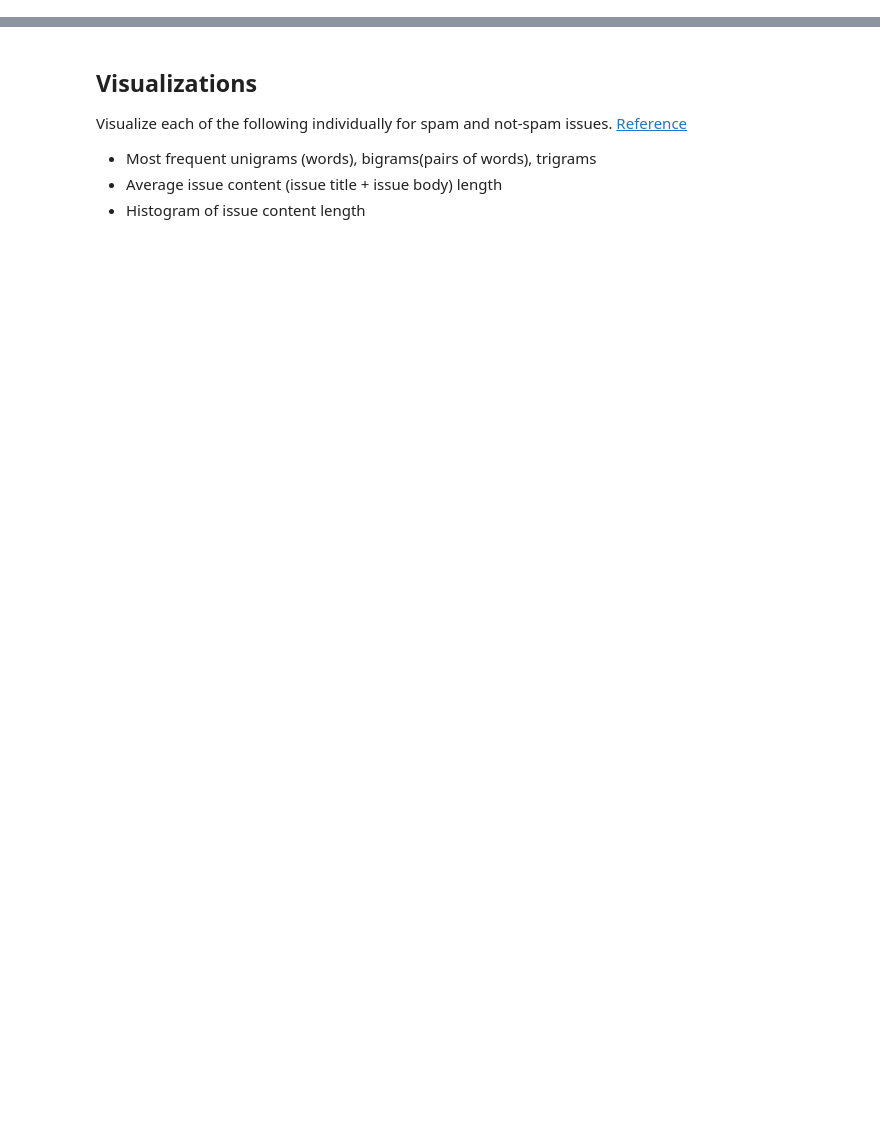
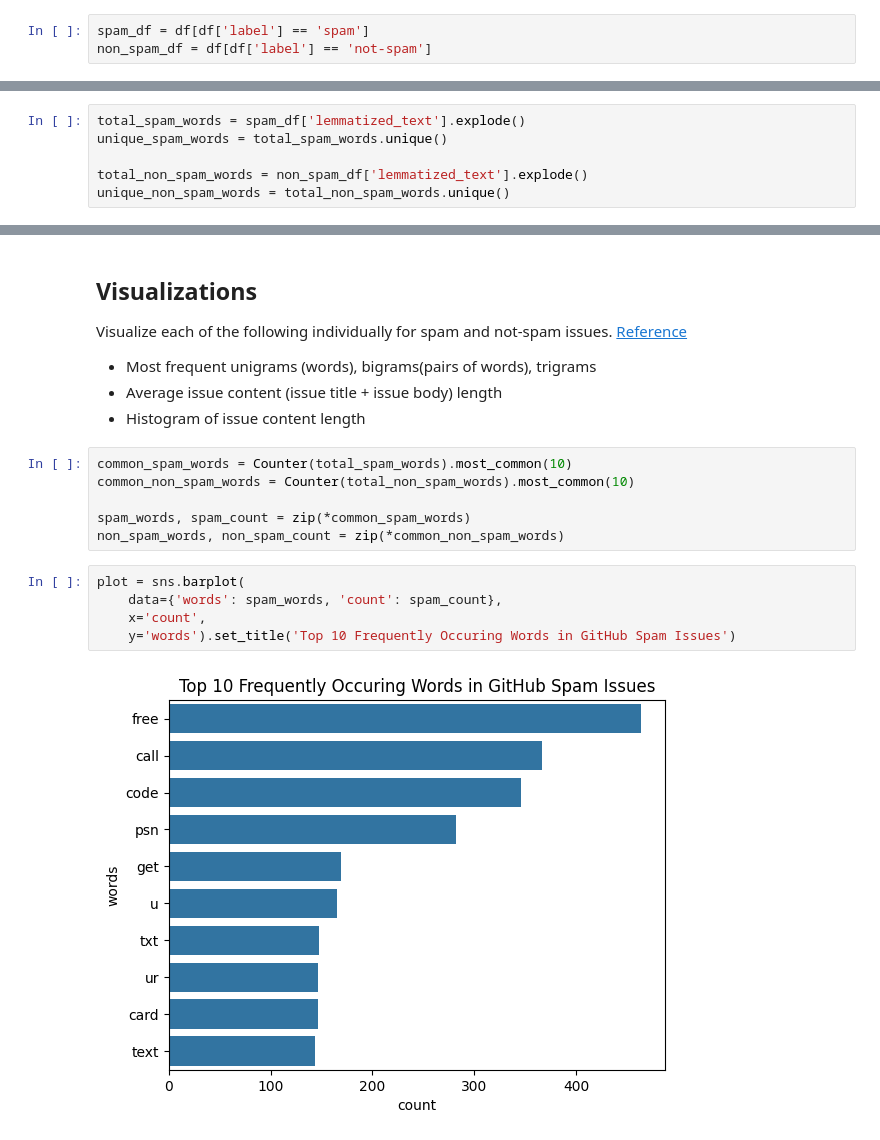
Before and after one commit to mishasinitcyn/RepoCleanup-backend, a Jupyter notebook: EDA/exploratory_data_analysis.ipynb, the cells around one changed output, grey strips where cells are left out. Saved outputs shown, nothing was run; the diff lists cells and outputs as text; blank space fills up the shorter version.

Commit message:
feat: added statistic metrics and data visualisation

```diff
--- a/EDA/exploratory_data_analysis.ipynb
+++ b/EDA/exploratory_data_analysis.ipynb
@@ -139,3 +128,6 @@ df['lemmatized_text'] = df['text'].apply(lemmatize_tokens)
+# %%
+spam_df = df[df['label'] == 'spam']
+non_spam_df = df[df['label'] == 'not-spam']
 # %% [markdown]
 ## Statistics
 We can learn a lot about our text data through standard statistical metrics. For reference, read [this article](https://neptune.ai/blog/exploratory-data-analysis-natural-language-processing-tools). Compute each statistic individually for spam and not-spam issues
@@ -143,0 +147,6 @@ We can learn a lot about our text data through standard statistical metrics. For
+# %%
+total_spam_words = spam_df['lemmatized_text'].explode()
+unique_spam_words = total_spam_words.unique()
+
+total_non_spam_words = non_spam_df['lemmatized_text'].explode()
+unique_non_spam_words = total_non_spam_words.unique()
@@ -147,3 +171,16 @@ Visualize each of the following individually for spam and not-spam issues. [Refe
 - Most frequent unigrams (words), bigrams(pairs of words), trigrams
 - Average issue content (issue title + issue body) length
 - Histogram of issue content length
+# %%
+common_spam_words = Counter(total_spam_words).most_common(10)
+common_non_spam_words = Counter(total_non_spam_words).most_common(10)
+
+spam_words, spam_count = zip(*common_spam_words)
+non_spam_words, non_spam_count = zip(*common_non_spam_words)
+# %%
+plot = sns.barplot(
+    data={'words': spam_words, 'count': spam_count},
+    x='count',
+    y='words').set_title('Top 10 Frequently Occuring Words in GitHub Spam Issues')
+# %% [output]
+[figure, added]
```
Also changed, not shown: parts of 15 cells of this notebook.
